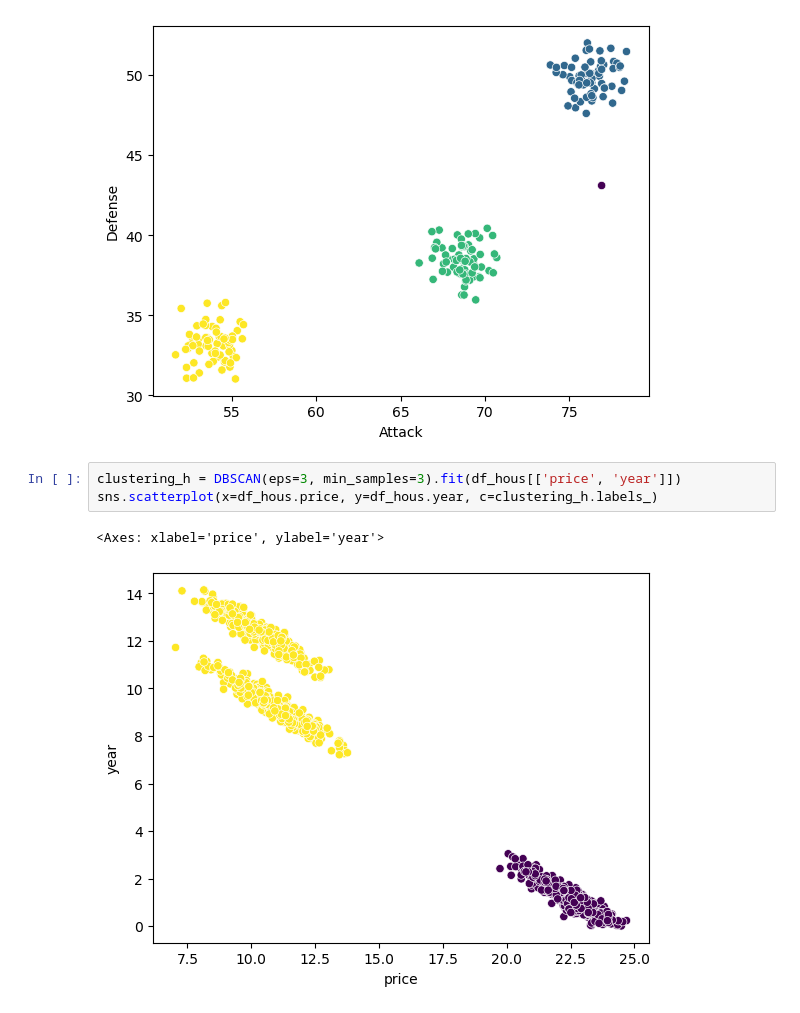
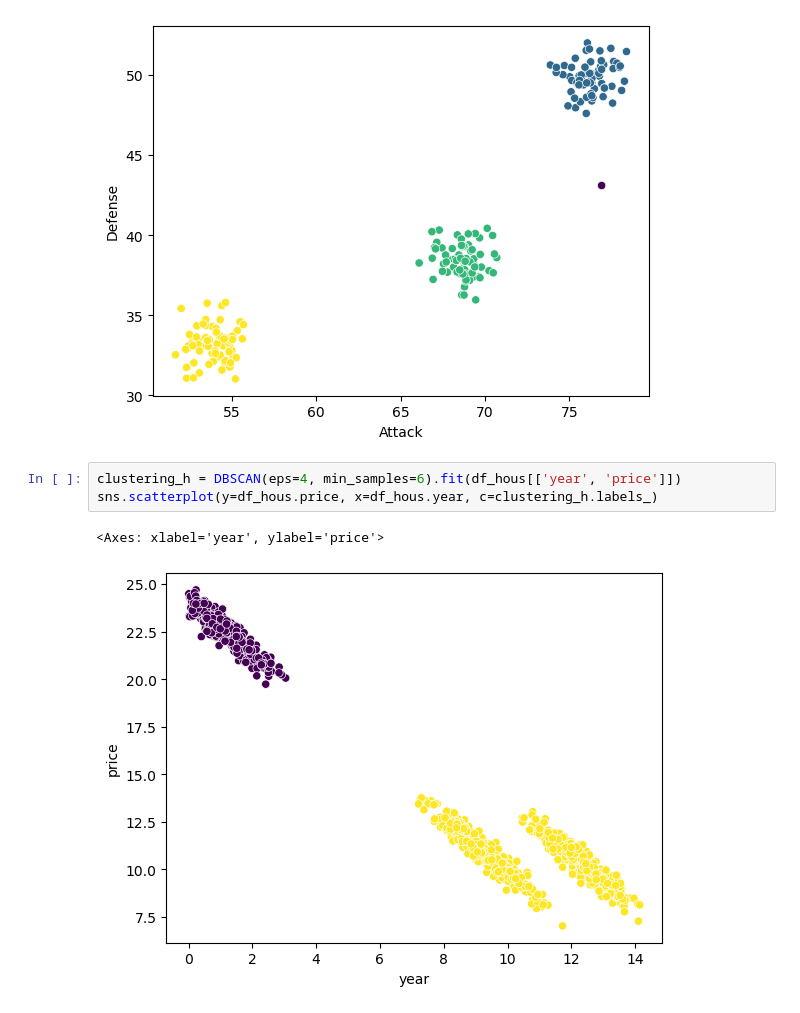
Before and after one commit to ivajazz/ML_4, a Jupyter notebook: dst3-ml4-2_clusterization.ipynb, the cells around one changed output. Cells and saved outputs as stored; diff of their text form.

```diff
--- a/dst3-ml4-2_clusterization.ipynb
+++ b/dst3-ml4-2_clusterization.ipynb
@@ -373,8 +373,8 @@ sns.scatterplot(x=df.Attack, y=df.Defense, c=clustering.labels_)
 <Axes: xlabel='Attack', ylabel='Defense'>
 [figure]
 # %%
-clustering_h = DBSCAN(eps=3, min_samples=3).fit(df_hous[['price', 'year']])
-sns.scatterplot(x=df_hous.price, y=df_hous.year, c=clustering_h.labels_)
+clustering_h = DBSCAN(eps=4, min_samples=6).fit(df_hous[['year', 'price']])
+sns.scatterplot(y=df_hous.price, x=df_hous.year, c=clustering_h.labels_)
 # %% [output]
-<Axes: xlabel='price', ylabel='year'>
+<Axes: xlabel='year', ylabel='price'>
-[figure, old version]
+[figure, new version]
```
